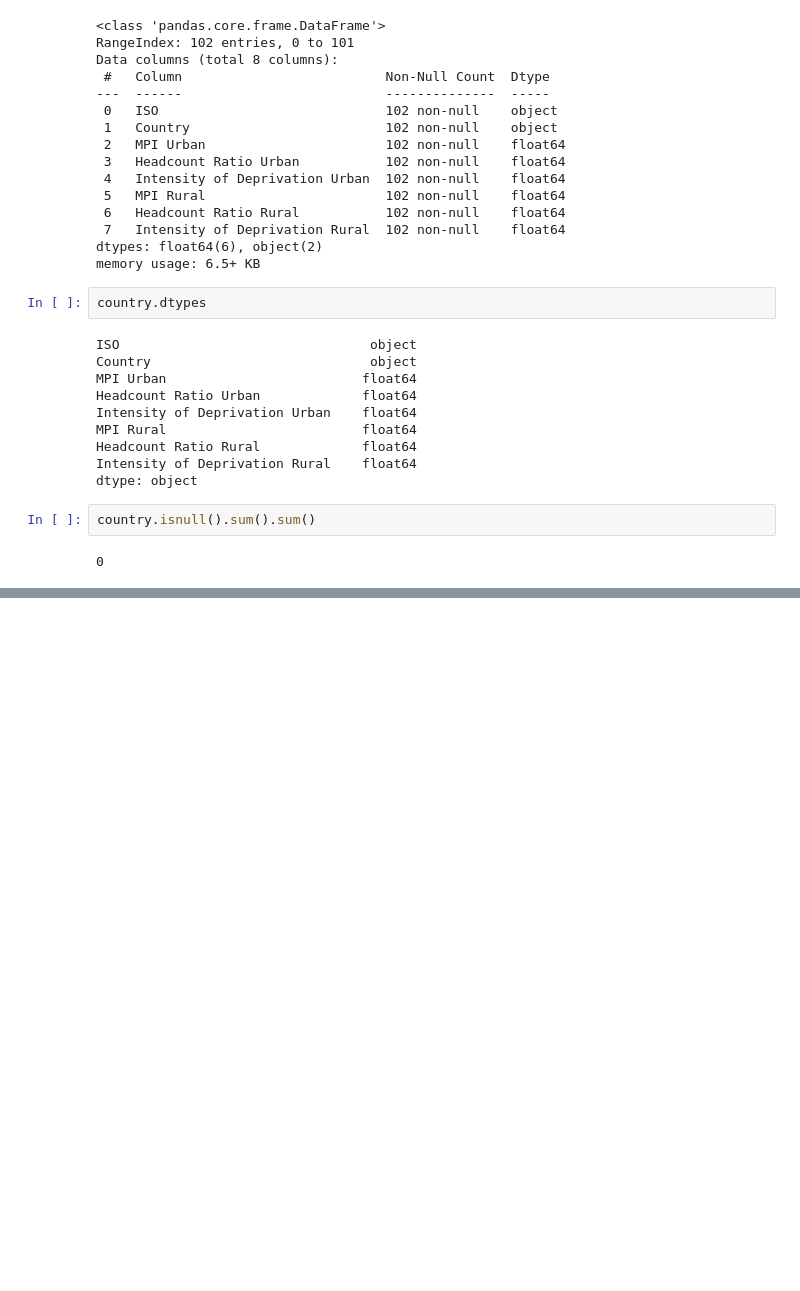
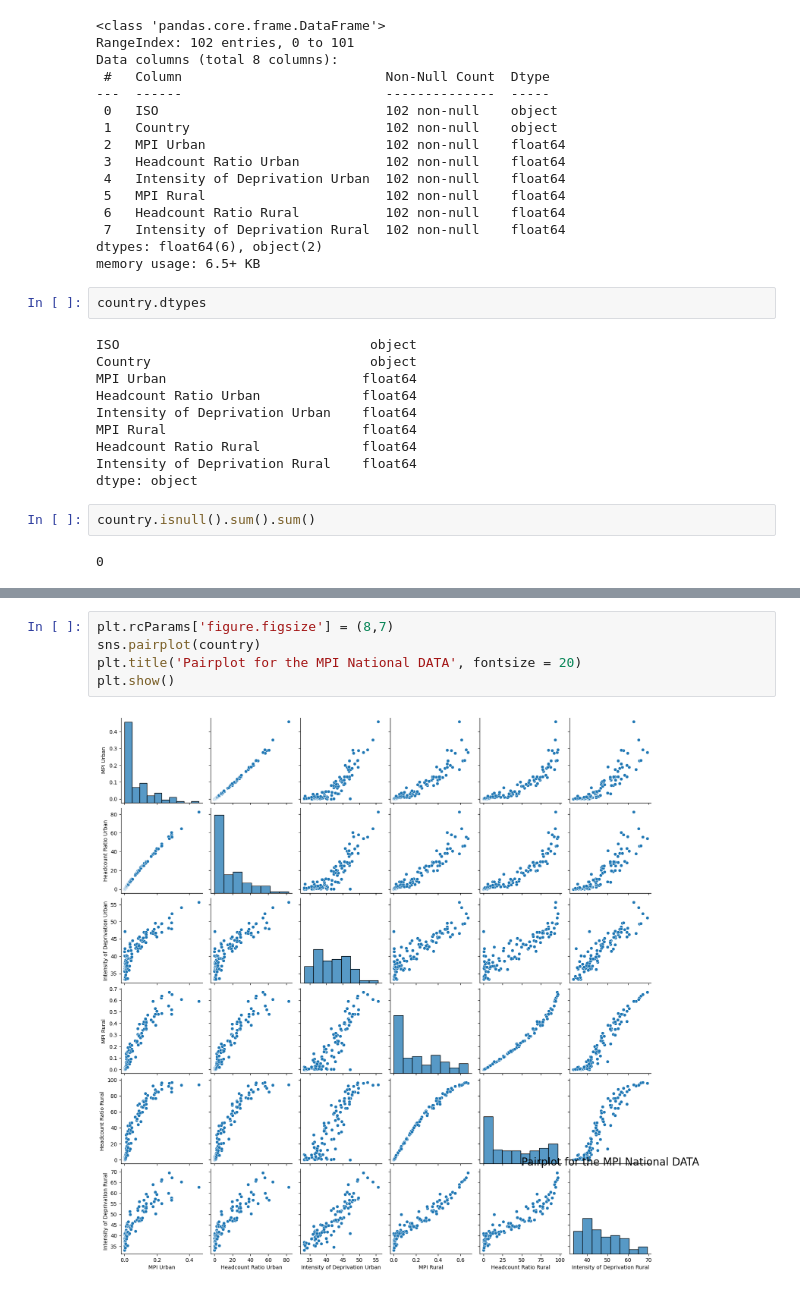
Before and after one commit to isauravmanitripathi/Analysing-Poverty, a Jupyter notebook: poverty.ipynb, the cells around one changed output, grey strips where cells are left out. Cells and saved outputs as stored; diff of their text form; blank space fills up the shorter version.

```diff
--- a/poverty.ipynb
+++ b/poverty.ipynb
@@ -146,0 +188,7 @@ The default value of numeric_only in DataFrame.cov is deprecated. In a future ve
+# %%
+plt.rcParams['figure.figsize'] = (8,7)
+sns.pairplot(country)
+plt.title('Pairplot for the MPI National DATA', fontsize = 20)
+plt.show()
+# %% [output]
+[figure, added]
```
Also changed, not shown: parts of 27 cells of this notebook.
